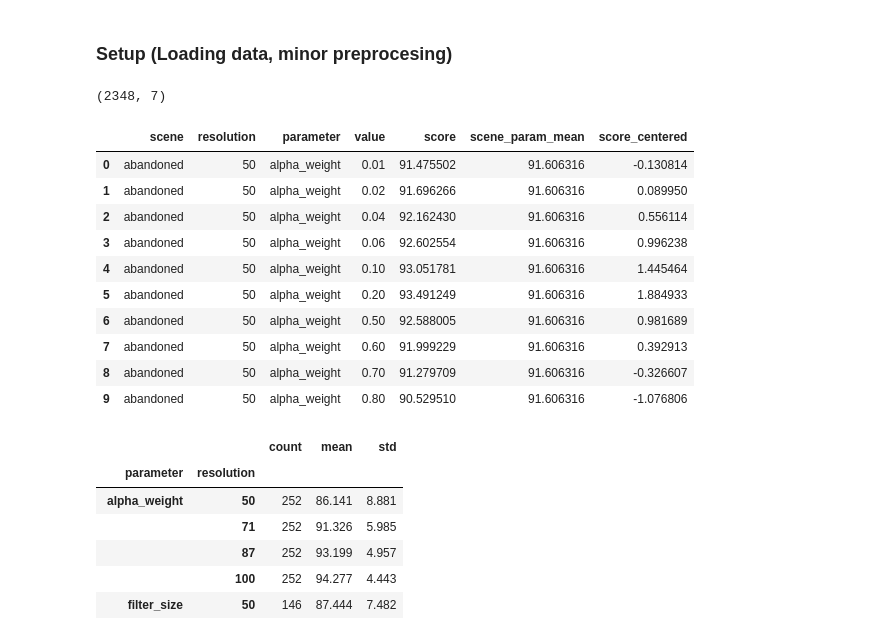
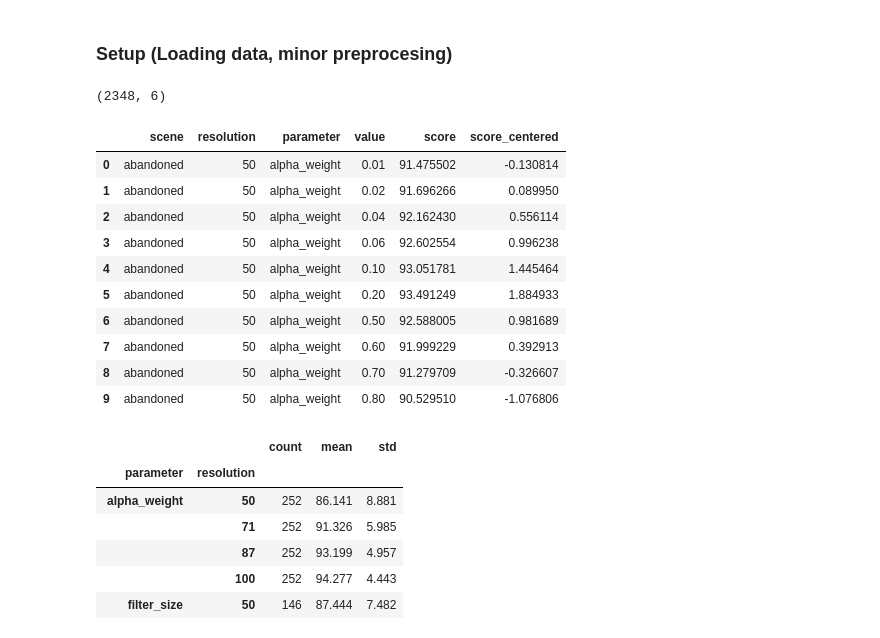
Before and after one commit to mariabeatrizsilva/PerceptualTAA, a Jupyter notebook: plots_for_paper.ipynb, the cells around one changed output. Cells and saved outputs as stored; diff of their text form; code cells hidden in the pictures.

```diff
--- a/plots_for_paper.ipynb
+++ b/plots_for_paper.ipynb
@@ -25,49 +25,66 @@ for scene, scene_data in raw.items():
             if not ref.startswith('ref-'):
                 continue
             if ref != f'ref-{scene}':
                 continue
             for param in PARAMS:
                 if param not in ref_data:
                     continue
                 for entry in ref_data[param]:
                     records.append({
                         'scene': scene,
                         'resolution': int(res),
                         'parameter': param,
                         'value': entry['value'],
                         'score': entry['score'],
                     })
 
 df = pd.DataFrame(records)
 
-# Mean-center scores within each (scene, parameter, resolution) group
-# Done so that differences in baseline scores for scenes don't confound comparisons
-df['scene_param_mean'] = df.groupby(['scene', 'parameter', 'resolution'])['score'].transform('mean')
-df['score_centered'] = df['score'] - df['scene_param_mean']
+# Find common values per (parameter, resolution) across all scenes
+common_values = df.groupby(['parameter', 'resolution', 'value'])['scene'].nunique()
+max_scenes = df.groupby(['parameter', 'resolution'])['scene'].nunique()
 
+def get_common_values(group):
+    key = (group.name[1], group.name[2])  # (parameter, resolution)
+    total_scenes = df[(df['parameter'] == key[0]) & (df['resolution'] == key[1])]['scene'].nunique()
+    common = group.groupby('value')['scene'].nunique()
+    return common[common == total_scenes].index.tolist()
+
+# Center only over common values
+def center_score(group):
+    param, res = group['parameter'].iloc[0], group['resolution'].iloc[0]
+    common = df[(df['parameter'] == param) & (df['resolution'] == res)]
+    common_vals = common.groupby('value')['scene'].nunique()
+    n_scenes = common['scene'].nunique()
+    shared_vals = common_vals[common_vals == n_scenes].index
+    mask = group['value'].isin(shared_vals)
+    mean = group.loc[mask, 'score'].mean()
+    return group['score'] - mean
+
+df['score_centered'] = df.groupby(['scene', 'parameter', 'resolution'], group_keys=False).apply(center_score)
 # Ignore hist percent less than 100 (measurement exists from prev trials but is not significant)
 df = df[~((df['parameter'] == 'hist_percent') & (df['value'] < 100))]
 
 # These are the weird outlier scenes--we cut them
 EXCLUDE_SCENES = ['junkyard-mound1', 'junkyard-mound2', 'oldmine-speed-18', 'oldmine-speed-35', 'oldmine-speed-75', 'oldmine-speed-9', 'oldmine-warm']
 df = df[~df['scene'].isin(EXCLUDE_SCENES)]
 
 # Print for sanity check
 print(df.shape)
 df.head(10)
 # %% [output]
-(2348, 7)
+(2348, 6)
-|  | scene | resolution | parameter | value | score | scene_param_mean | score_centered |
-| 0 | abandoned | 50 | alpha_weight | 0.01 | 91.475502 | 91.606316 | -0.130814 |
-| 1 | abandoned | 50 | alpha_weight | 0.02 | 91.696266 | 91.606316 | 0.089950 |
-| 2 | abandoned | 50 | alpha_weight | 0.04 | 92.162430 | 91.606316 | 0.556114 |
-| 3 | abandoned | 50 | alpha_weight | 0.06 | 92.602554 | 91.606316 | 0.996238 |
-| 4 | abandoned | 50 | alpha_weight | 0.10 | 93.051781 | 91.606316 | 1.445464 |
-| 5 | abandoned | 50 | alpha_weight | 0.20 | 93.491249 | 91.606316 | 1.884933 |
-| 6 | abandoned | 50 | alpha_weight | 0.50 | 92.588005 | 91.606316 | 0.981689 |
-| 7 | abandoned | 50 | alpha_weight | 0.60 | 91.999229 | 91.606316 | 0.392913 |
-| 8 | abandoned | 50 | alpha_weight | 0.70 | 91.279709 | 91.606316 | -0.326607 |
-| 9 | abandoned | 50 | alpha_weight | 0.80 | 90.529510 | 91.606316 | -1.076806 |
+|  | scene | resolution | parameter | value | score | score_centered |
+| 0 | abandoned | 50 | alpha_weight | 0.01 | 91.475502 | -0.130814 |
+| 1 | abandoned | 50 | alpha_weight | 0.02 | 91.696266 | 0.089950 |
+| 2 | abandoned | 50 | alpha_weight | 0.04 | 92.162430 | 0.556114 |
+| 3 | abandoned | 50 | alpha_weight | 0.06 | 92.602554 | 0.996238 |
+| 4 | abandoned | 50 | alpha_weight | 0.10 | 93.051781 | 1.445464 |
+| 5 | abandoned | 50 | alpha_weight | 0.20 | 93.491249 | 1.884933 |
+| 6 | abandoned | 50 | alpha_weight | 0.50 | 92.588005 | 0.981689 |
+| 7 | abandoned | 50 | alpha_weight | 0.60 | 91.999229 | 0.392913 |
+| 8 | abandoned | 50 | alpha_weight | 0.70 | 91.279709 | -0.326607 |
+| 9 | abandoned | 50 | alpha_weight | 0.80 | 90.529510 | -1.076806 |
 # %%
 df.groupby(['parameter', 'resolution'])['score'].agg(['count', 'mean', 'std']).round(3)
 # %% [output]
```
Also changed, not shown: parts of 14 cells of this notebook.
